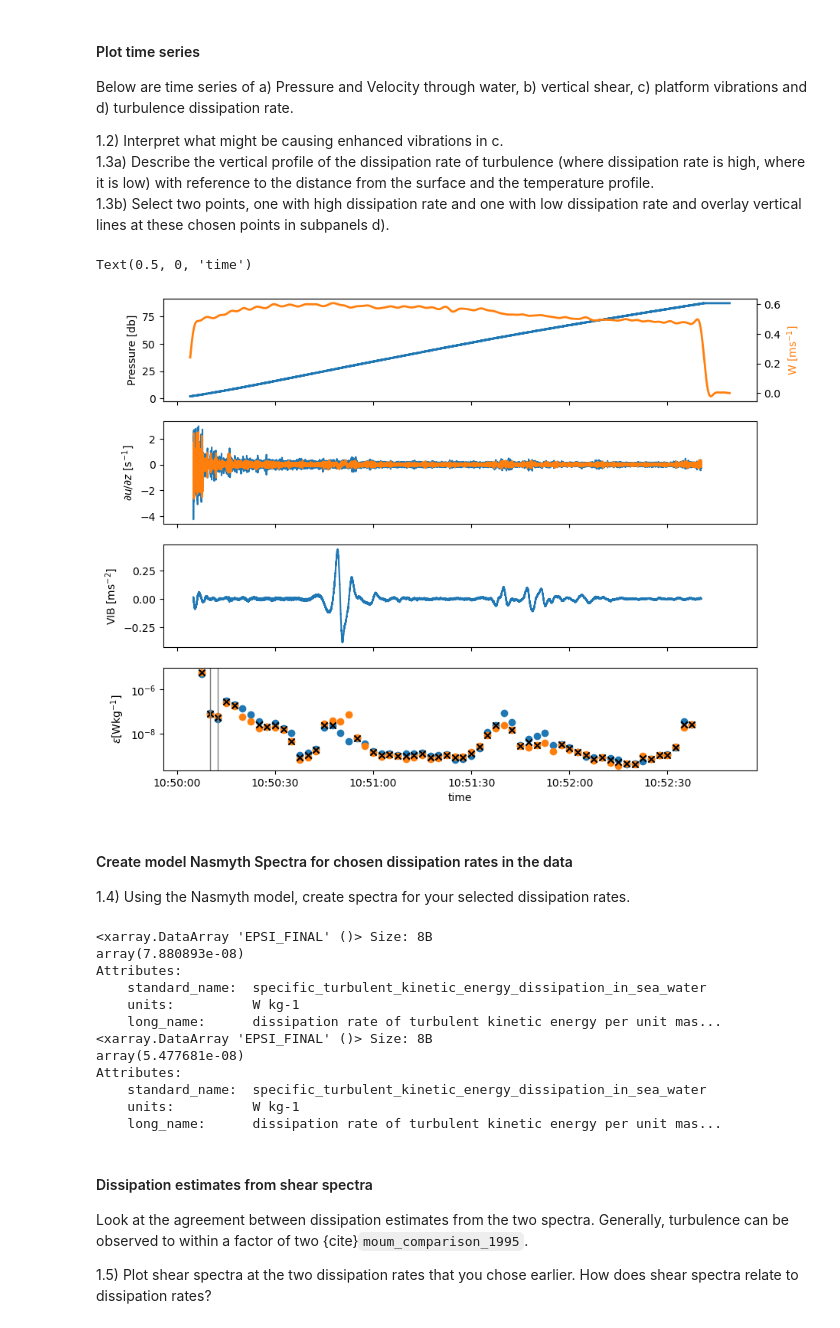
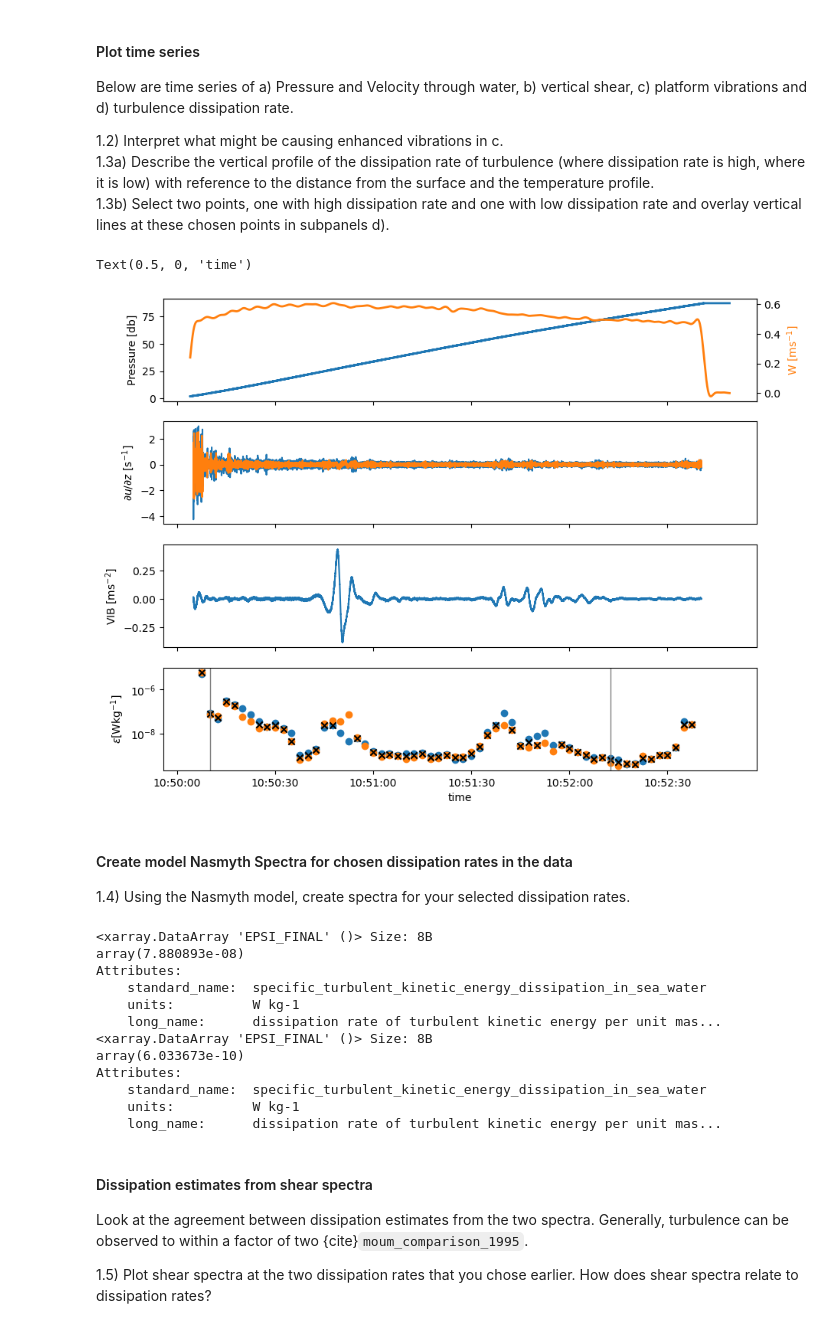
Before and after one commit to isgiddy/intro_to_turbulence, a Jupyter notebook: obs_of_shear.ipynb, the cells around one changed output. Cells and saved outputs as stored; diff of their text form; code cells hidden in the pictures.

```diff
--- a/obs_of_shear.ipynb
+++ b/obs_of_shear.ipynb
@@ -124,35 +144,35 @@ axa=ax[0].twinx()
 axa.plot(dat_bL1.TIME,dat_bL1.PSPD_REL,c='tab:orange',lw=2)
 axa.set_ylabel('W [ms$^{-1}$]',c='tab:orange')
 
 
 ax[1].plot(dat_bL2.TIME,dat_bL2.SHEAR[0,:])
 ax[1].plot(dat_bL2.TIME,dat_bL2.SHEAR[1,:])
 
 ax[1].set_ylabel(r'$\partial u / \partial z$ [s$^{-1}$]')
 
 ax[2].plot(dat_bL2.TIME,dat_bL2.VIB[0,:])
 ax[2].set_ylabel(r'VIB [ms$^{-2}$]')
 
 
 ax[3].scatter(dat_bL4.TIME,dat_bL4.EPSI[0,:],label=r'$\epsilon_1$')
 ax[3].scatter(dat_bL4.TIME,dat_bL4.EPSI[1,:],label=r'$\epsilon_2$')
 ax[3].scatter(dat_bL4.TIME,dat_bL4.EPSI_FINAL,c='k',marker='x',label=r'$\epsilon$')
 
 
 ### EDIT HERE, only dummies used
 # 1.3b: identify two regions of dissipation (strong versus quiescent)
 i= 1   # strong dissipation
-j= 2   # weak dissipation
+j= 50   # weak dissipation
 
 ax[3].axvline(pd.to_datetime(dat_bL4.TIME[i].values),c='grey',lw=1)
 ax[3].axvline(pd.to_datetime(dat_bL4.TIME[j].values),c='grey',lw=1)
 
 ax[3].set_yscale('log')
 ax[3].set_ylabel(r'$\epsilon \mathrm{[W kg^{-1}]}$')
 ax[3].set_xlabel('time')
 # %% [output]
 Text(0.5, 0, 'time')
-[figure, old version]
+[figure, new version]
 # %% [markdown]
 #### Create model Nasmyth Spectra for chosen dissipation rates in the data
 1.4) Using the Nasmyth model, create spectra for your selected dissipation rates.
@@ -174,7 +194,7 @@ Attributes:
     units:          W kg-1
     long_name:      dissipation rate of turbulent kinetic energy per unit mas...
 <xarray.DataArray 'EPSI_FINAL' ()> Size: 8B
-array(5.477681e-08)
+array(6.033673e-10)
 Attributes:
     standard_name:  specific_turbulent_kinetic_energy_dissipation_in_sea_water
     units:          W kg-1
```
Also changed, not shown: parts of 11 cells of this notebook, 4 other files.
